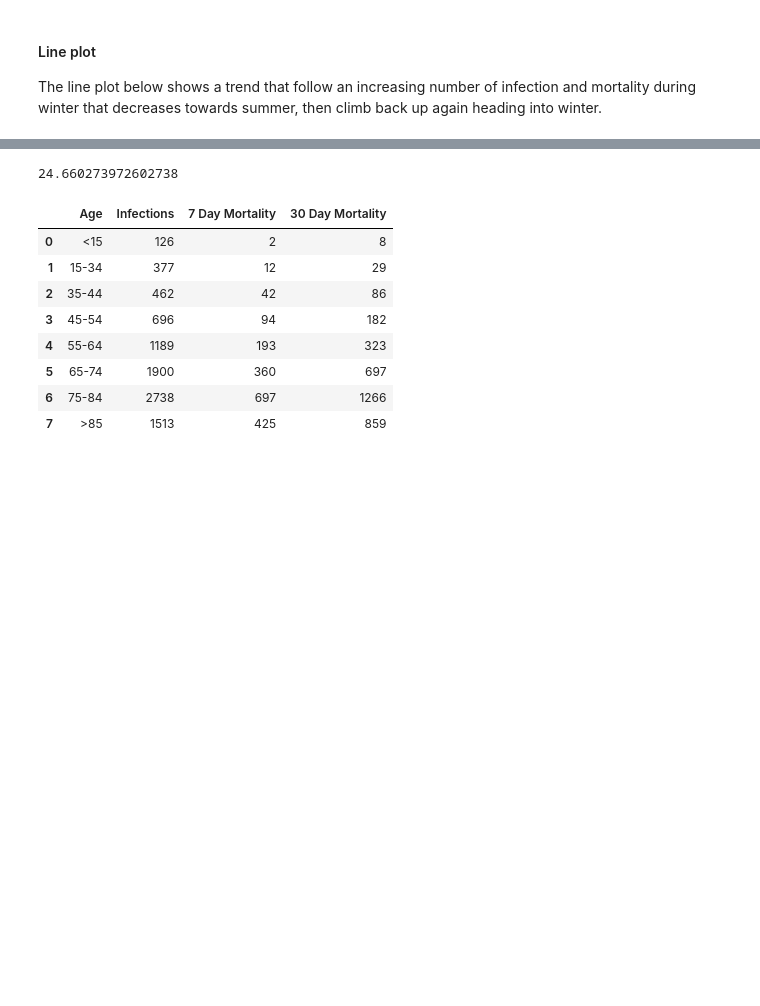
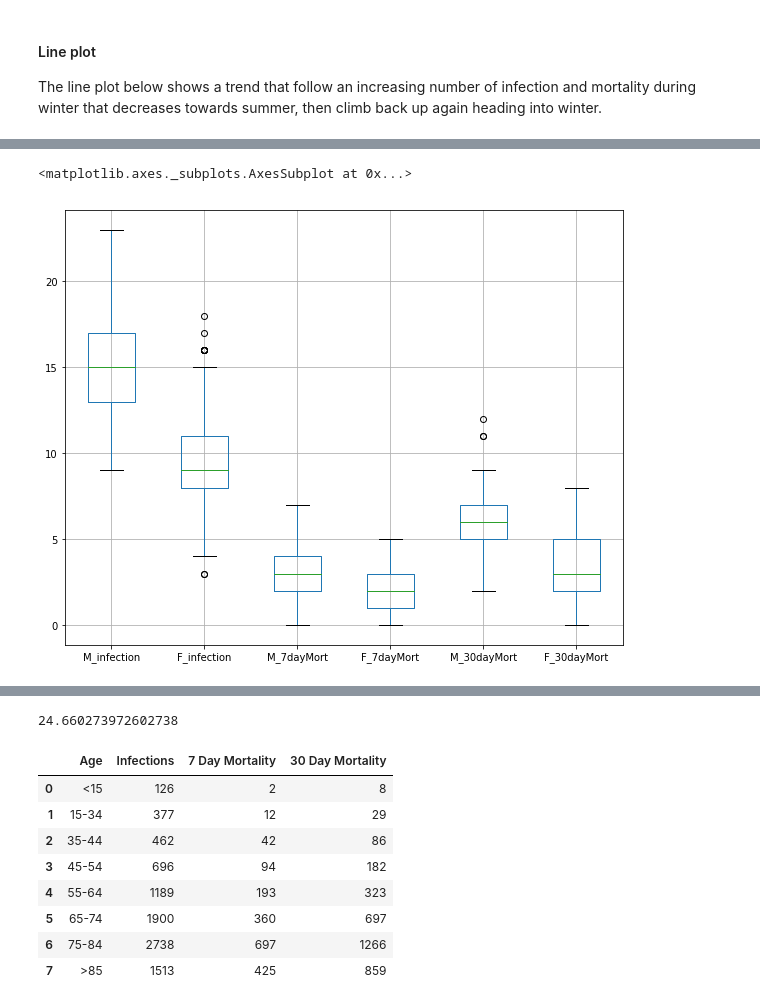
Before and after one commit to NurseQ/Simulation-Project-for-Programming-for-Data-Analysis-, a Jupyter notebook: Simulation Project.ipynb, the cells around one changed output, grey strips where cells are left out. Drawn from its saved outputs; the diff is of its cells as text; code cells hidden in the pictures; blank space fills up the shorter version.

```diff
--- a/Simulation Project.ipynb
+++ b/Simulation Project.ipynb
@@ -347,0 +361,6 @@ sns.lmplot(x='M_infection', y = 'F_infection', data = year)
+# %%
+# code for the boxplot
+oneYear.boxplot()
+# %% [output]
+<matplotlib.axes._subplots.AxesSubplot at 0x...>
+[figure, added]
```
Also changed, not shown: parts of 23 cells of this notebook.
